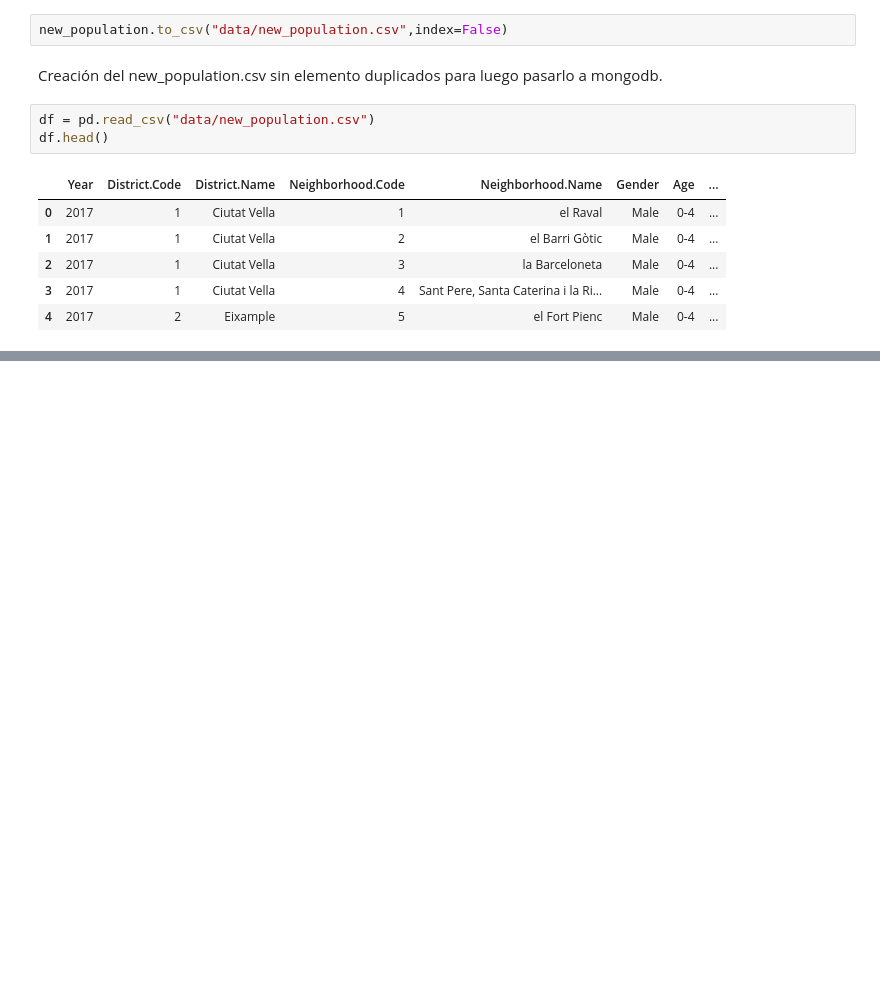
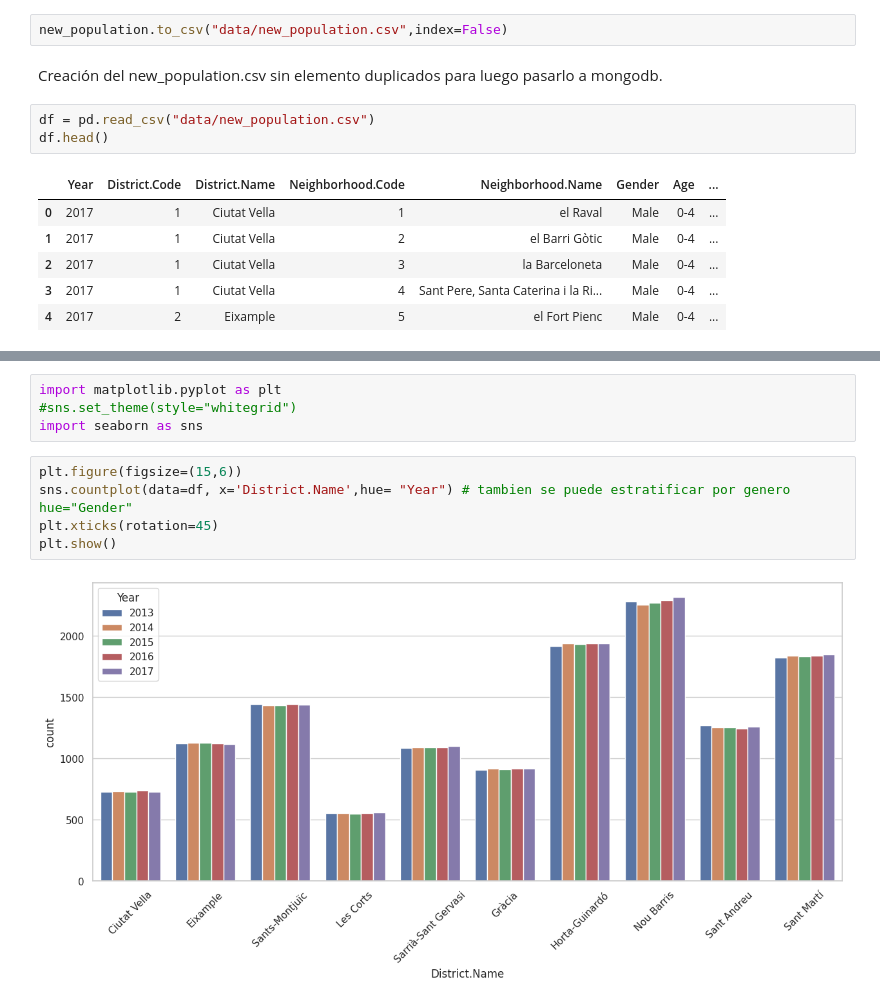
Before and after one commit to luism1988/Barcelona_dashboard, a Jupyter notebook: data_cleaning/data_exploration_population.ipynb, the cells around one changed output, grey strips where cells are left out. Cells and saved outputs as stored; diff of their text form; blank space fills up the shorter version.

```diff
--- a/data_cleaning/data_exploration_population.ipynb
+++ b/data_cleaning/data_exploration_population.ipynb
@@ -145,0 +165,11 @@ df.head()
+# %%
+import matplotlib.pyplot as plt
+#sns.set_theme(style="whitegrid")
+import seaborn as sns
+# %%
+plt.figure(figsize=(15,6))
+sns.countplot(data=df, x='District.Name',hue= "Year") # tambien se puede estratificar por genero hue="Gender"
+plt.xticks(rotation=45)
+plt.show()
+# %% [output]
+[figure, added]
```
Also changed, not shown: parts of 3 cells of this notebook, 9 other files.
